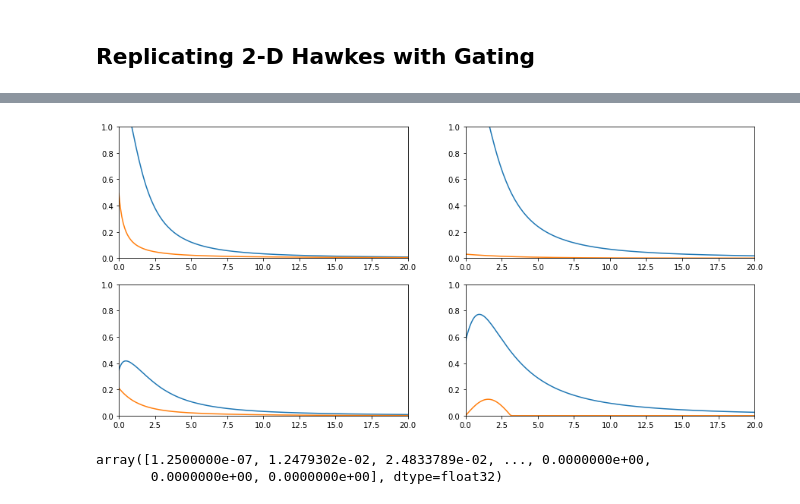
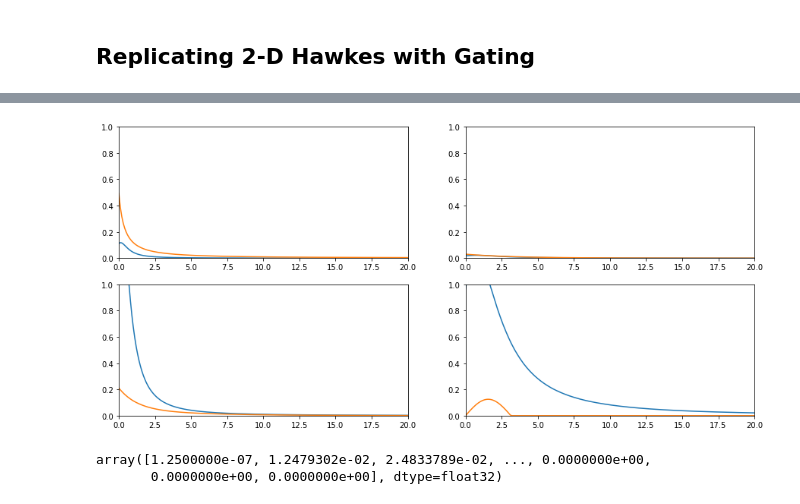
Before and after one commit to yamacisik/gated_kernel_tpp, a Jupyter notebook: kernel_fuctions_experiments.ipynb, the cells around one changed output, grey strips where cells are left out. Drawn from its saved outputs; the diff is of its cells as text; code cells hidden in the pictures.

```diff
--- a/kernel_fuctions_experiments.ipynb
+++ b/kernel_fuctions_experiments.ipynb
@@ -661,7 +663,7 @@ params.tail(4)
 # %%
 
 
-model_id  = 'f66a665109'
+model_id  = '3ef1f645fa'
 ls = params.loc[params.Model_ID ==model_id].values[0][1:5]
 sigmas = params.loc[params.Model_ID ==model_id].values[0][5:9]
 lengtscales = params.loc[params.Model_ID ==model_id].values[0][9:13]
@@ -672,34 +674,34 @@ def magic_kernel_2(x, sigma=1, lengthscale=5, l = 1.0,s=1.0):
     k1 = 1 + torch.tanh((d - l + 2) / s)
     alpha = 1
     k2 =  (1 + (d ** 2) / (alpha * lengthscale ** 2)) ** (-alpha)
 
 #     k2 = torch.exp(-(d) / lengthscale)
 
     return sigma*k1*k2
 
 
 t =torch.arange(0,200,0.1)+0.000001
 
 
 fig, axes = plt.subplots(2, 2,figsize=(15,7))
 axes = axes.flatten()
 for i in range(len(axes)):
 
     values = magic_kernel_2(t,sigma = sigmas[i], lengthscale = lengtscales[i], s = ss[i],l = ls[i])
 #     values = (values - values.min())/(values.max()-values.min())
     real_values = triggering_kernel(t,i)
 #     real_values = (real_values - real_values.min())/(real_values.max()-real_values.min())
 
     axes[i].plot(t,values)
     axes[i].plot(t,real_values)
     axes[i].set_xlim(0, 20)
     axes[i].set_ylim(0, 1)
 # axes[0].set_xlim(0, 10)
 # axes[1].set_ylim(0, 0.2)
 # axes[2].set_xlim(0, 10)
 # axes[3].set_ylim(0, 0.3)
 # %% [output]
-[figure, old version]
+[figure, new version]
 # %%
 real_values
 # %% [output]
```
Also changed, not shown: parts of 1 cell of this notebook, 2 other files.
